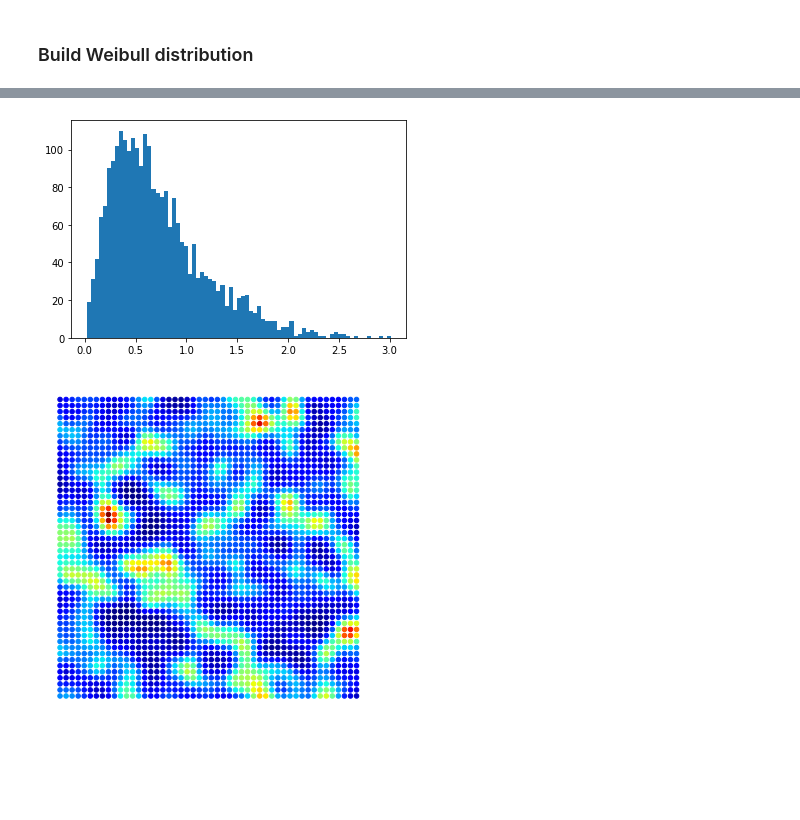
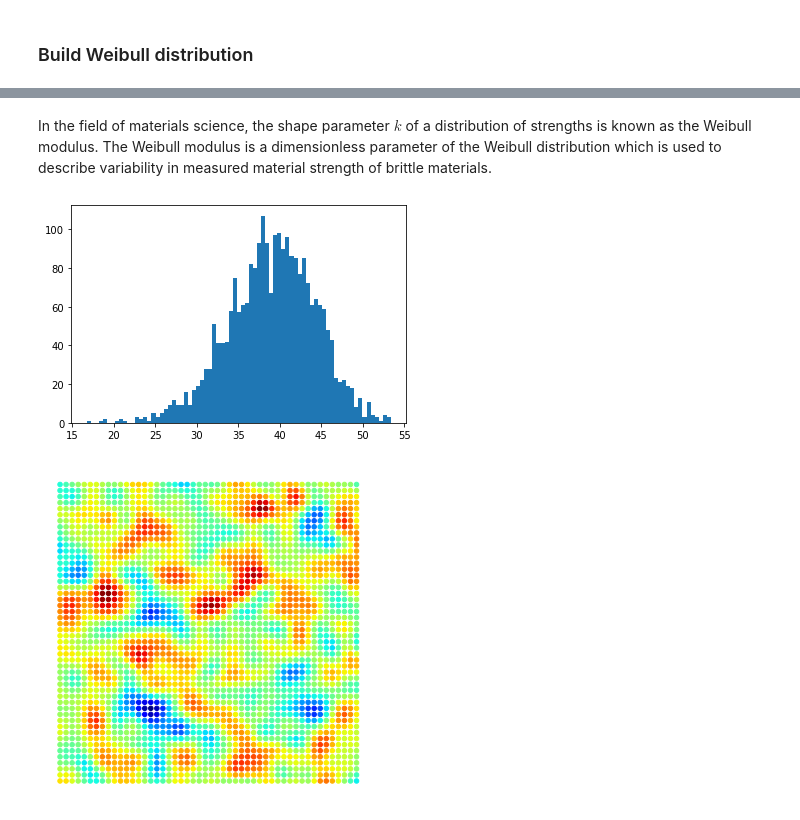
Before and after one commit to mark-hobbs/pyrf, a Jupyter notebook: Random_field_generation.ipynb, the cells around one changed output, grey strips where cells are left out. Saved outputs shown, nothing was run; the diff lists cells and outputs as text; code cells hidden in the pictures; blank space fills up the shorter version.

```diff
--- a/Random_field_generation.ipynb
+++ b/Random_field_generation.ipynb
@@ -101,9 +101,12 @@ plt.hist(rv_norm, 75);
+# %% [markdown]
+In the field of materials science, the shape parameter $k$ of a distribution of strengths is known as the Weibull modulus. The Weibull modulus is a dimensionless parameter of the Weibull distribution which is used to describe variability in measured material strength of brittle materials.
 # %%
-rv_weib = stats.weibull_min.ppf(rv_norm, 1, loc=0, scale=1)
+shape = 5
+rv_weib = stats.weibull_min.ppf(rv_norm, shape, loc=0, scale=42.3)
 plt.hist(rv_weib, 75);
 # %% [output]
-[figure, old version]
+[figure, new version]
 # %%
 md.visualise(x, rv_weib, sz=20);
 # %% [output]
-[figure, old version]
+[figure, new version]
```
Also changed, not shown: parts of 7 cells of this notebook.
